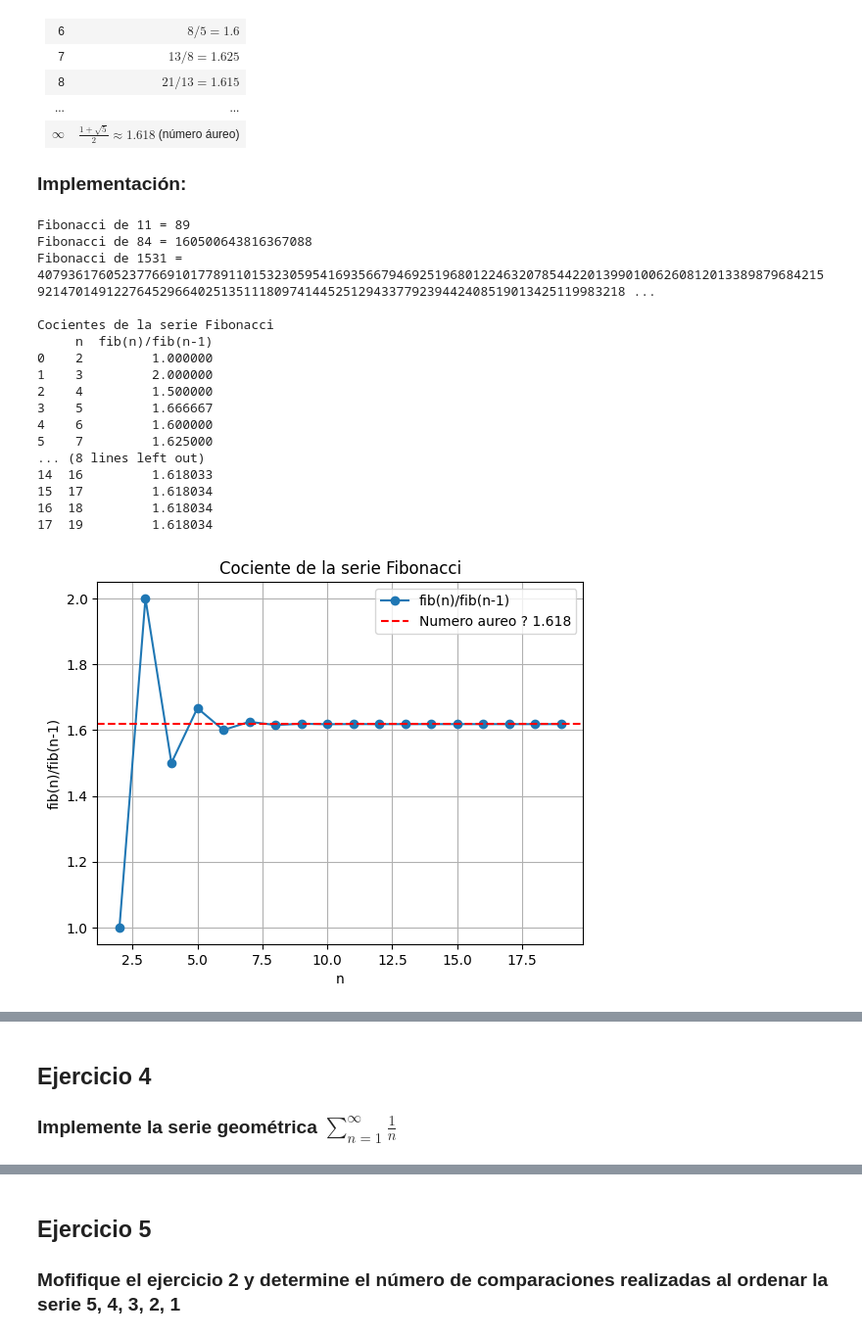
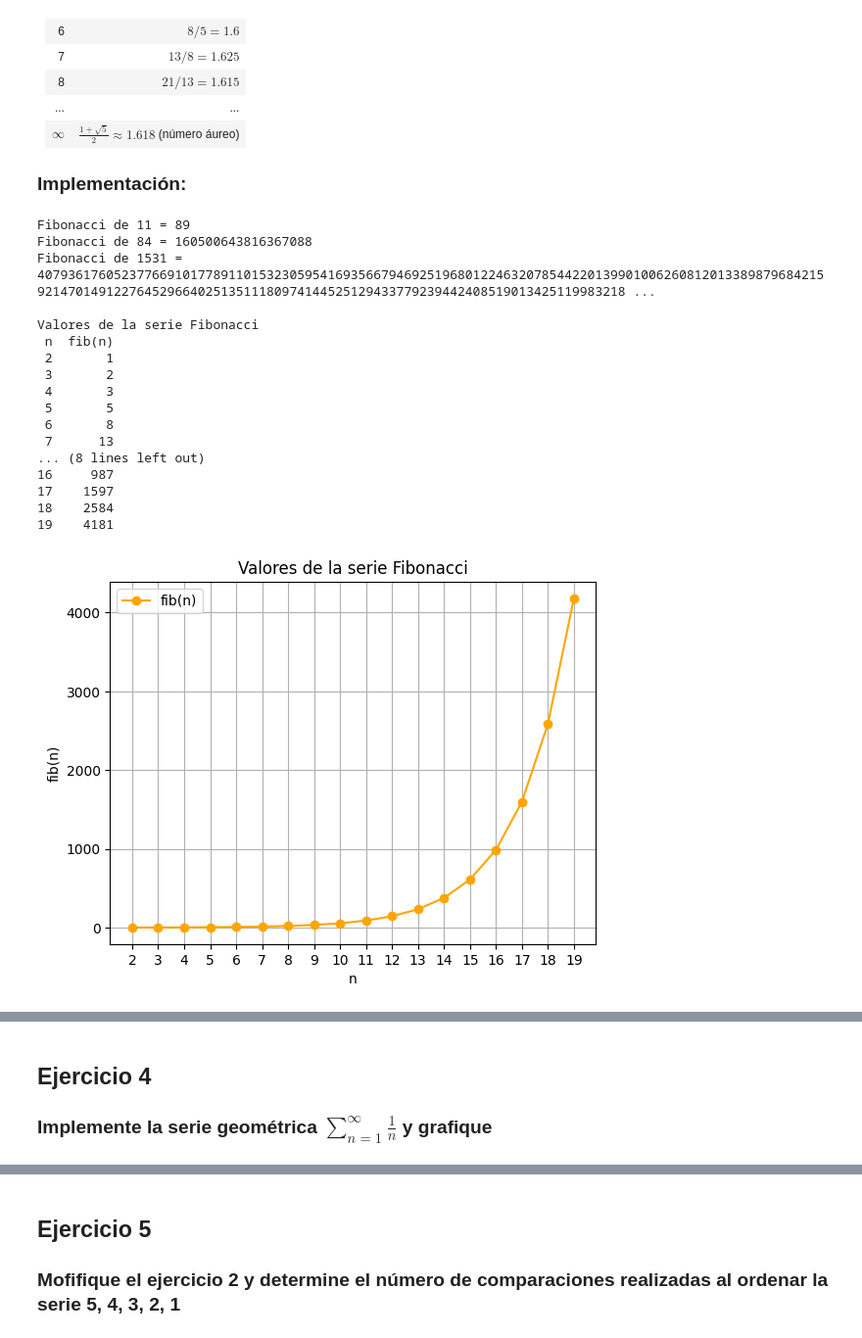
Before and after one commit to lindsayVal/TallerN1, a Jupyter notebook: taller01.ipynb, the cells around one changed output, grey strips where cells are left out. Shown at 98% size. Saved outputs shown, nothing was run; the diff lists cells and outputs as text; code cells hidden in the pictures.

```diff
--- a/taller01.ipynb
+++ b/taller01.ipynb
@@ -61,6 +61,7 @@ $v_3 =$ 100 000 números aleatorios entre -200 y 145
 import random
 
 vector1 = [3, 2, 5, 8, 4, 1]
+contador = 0
 
 for i in range(len(vector1)):
     for j in range(len(vector1)-i-1):
@@ -68,6 +69,8 @@ for i in range(len(vector1)):
             aux = vector1[j]
             vector1[j] = vector1[j+1]
             vector1[j+1] = aux
+            contador += 1
+            print("iteracion", contador, vector1)
 
 print("vector1 ordenado =", vector1)
 
@@ -86,7 +89,7 @@ print("vector2 ordenado =", vector2)
 
 vector3=[]
 
-for x in range(100000):
+for x in range(10):
     numero = random.randint(-200, 145)
     vector3.append(numero)
 
@@ -99,5 +102,5 @@ for i in range(len(vector3)):
                 vector3[j] = vector3[j+1]
                 vector3[j+1] = aux
 
-print("\nvector3 ordenado =", vector3)
+print("vector3_ordenado =", vector3)
 # %% [output]
@@ -165,50 +177,72 @@ def fib(n):
 print("Fibonacci de 11 =", fib(11))
 print("Fibonacci de 84 =", fib(84))
 print("Fibonacci de 1531 =", fib(1531))
 
 
 
 valores_n = []
+fib_valores = []
 cocientes = []
 
 for n in range (2, 20):
     cociente = fib(n) / fib(n-1)
     valores_n.append(n)
+    fib_valores.append(fib(n))
     cocientes.append(cociente)
 
 #cocientes
-df = pd.DataFrame({
+df_fib = pd.DataFrame({
+    "n": valores_n,
+    "fib(n)":fib_valores
+})
+
+print("\nValores de la serie Fibonacci")
+print(df_fib.to_string(index=False))
+#-----------------Gráfica de Valor de la serie fib(n)---------------------
+ax = df_fib.plot(x="n", y="fib(n)", marker="o", color="orange")
+plt.title("Valores de la serie Fibonacci")
+plt.xlabel("n")
+plt.ylabel("fib(n)")
+plt.grid()
+
+ax.set_xticks(valores_n)
+
+plt.show()
+
+
+df_coc = pd.DataFrame({
     "n": valores_n,
     "fib(n)/fib(n-1)":cocientes
 })
+print("\nCocientes de la serie Fibonacci")
+print(df_coc.to_string(index=False))
+#-----------Gráfica de los cocientes de la serie Fibonacci----------------
 
-print("\nCocientes de la serie Fibonacci")
-print(df)
-
-df.plot(x="n", y="fib(n)/fib(n-1)", marker="o", legend=False)
-plt.axhline(1.618, color="red", linestyle="--", label="Numero aureo ? 1.618")
-plt.title("Cociente de la serie Fibonacci")
+df_coc.plot(x="n", y="fib(n)/fib(n-1)", marker="o", legend=False)
+plt.axhline(1.618, color="red", linestyle="--", label="Numero aureo ~ 1.618")
+plt.title("Cocientes de la serie Fibonacci")
 plt.xlabel("n")
 plt.ylabel("fib(n)/fib(n-1)")
+plt.xticks(valores_n)
 plt.legend()
 plt.grid()
 plt.show()
 # %% [output]
 Fibonacci de 11 = 89
 Fibonacci de 84 = 160500643816367088
 Fibonacci de 1531 = 407936176052377669101778911015323059541693566794692519680122463207854422013990100626081201338987968421592147014912276452966402513511180974144525129433779239442408519013425119983218 ...
 
-Cocientes de la serie Fibonacci
-     n  fib(n)/fib(n-1)
-0    2         1.000000
-1    3         2.000000
-2    4         1.500000
-3    5         1.666667
-4    6         1.600000
-5    7         1.625000
+Valores de la serie Fibonacci
+ n  fib(n)
+ 2       1
+ 3       2
+ 4       3
+ 5       5
+ 6       8
+ 7      13
 ... (8 lines left out)
-14  16         1.618033
-15  17         1.618034
-16  18         1.618034
-17  19         1.618034
+16     987
+17    1597
+18    2584
+19    4181
-[figure, old version]
+[figure, new version]
@@ -215,6 +270,6 @@ Cocientes de la serie Fibonacci
 # %% [markdown]
 ## Ejercicio 4
-### Implemente la serie geométrica $\sum_{n=1}^{\infty} \frac{1}{n}$
+### Implemente la serie geométrica $\sum_{n=1}^{\infty} \frac{1}{n}$ y grafique
 # %%
 import pandas as pd
 import matplotlib.pyplot as plt
```
Also changed, not shown: parts of 5 cells of this notebook.
